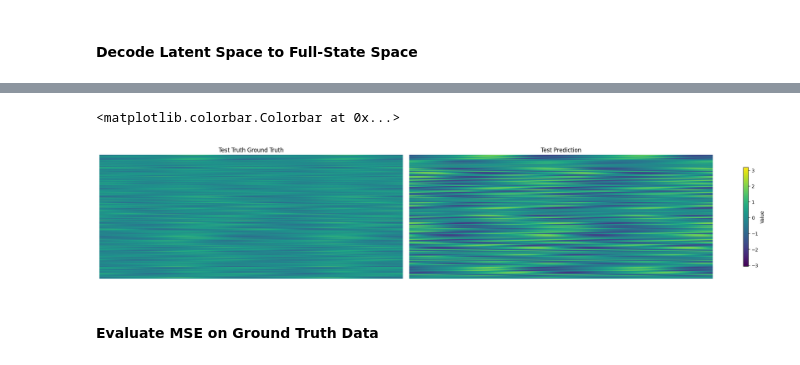
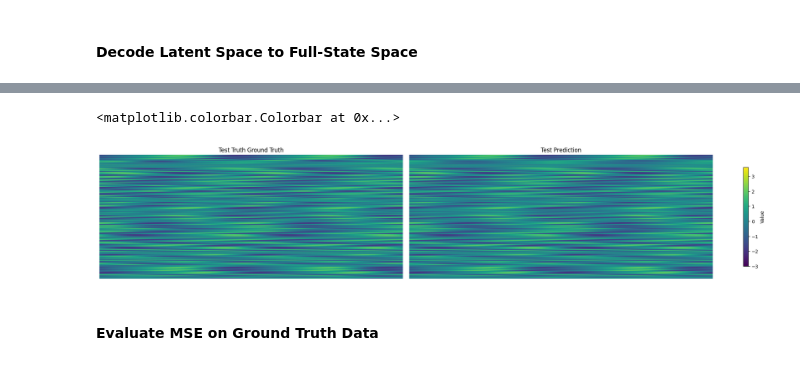
Before and after one commit to pyshred-dev/pyshred, a Jupyter notebook: examples/shred_rom.ipynb, the cells around one changed output, grey strips where cells are left out. Cells and saved outputs as stored; diff of their text form; code cells hidden in the pictures.

Commit message:
fix plotting for test predictions

```diff
--- a/examples/shred_rom.ipynb
+++ b/examples/shred_rom.ipynb
@@ -134,24 +141,25 @@ Compare prediction against the truth
 # %%
 spatial_shape = data.shape[2:]
-truth      = data.reshape(-1, *spatial_shape)
+test_data = data[manager.test_indices]
+truth      = test_data.reshape(-1, *spatial_shape)
 prediction = test_prediction['KS']
 
 compare_data = [truth, prediction]
 titles = ["Test Truth Ground Truth", "Test Prediction"]
 
 vmin, vmax = np.min([d.min() for d in compare_data]), np.max([d.max() for d in compare_data])
 
 fig, axes = plt.subplots(1, 2, figsize=(20, 4), constrained_layout=True)
 
 for ax, d, title in zip(axes, compare_data, titles):
     im = ax.imshow(d, vmin=vmin, vmax=vmax, aspect='auto')
     ax.set(title=title)
     ax.axis("off")
 
 fig.colorbar(im, ax=axes, label="Value", shrink=0.8)
 # %% [output]
 <matplotlib.colorbar.Colorbar at 0x...>
-[figure, old version]
+[figure, new version]
 # %% [markdown]
 #### Evaluate MSE on Ground Truth Data
 # %% [markdown]
```
Also changed, not shown: parts of 7 cells of this notebook, 2 other files.
